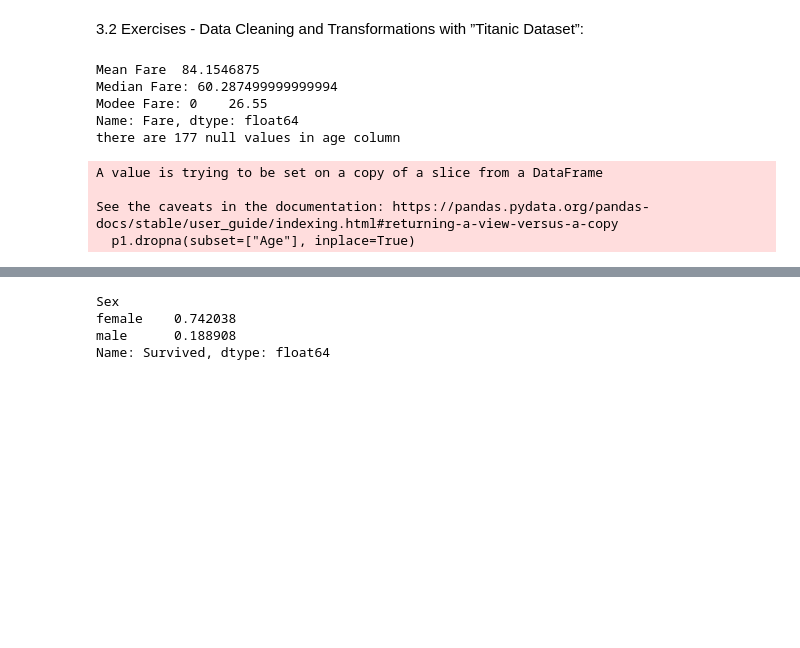
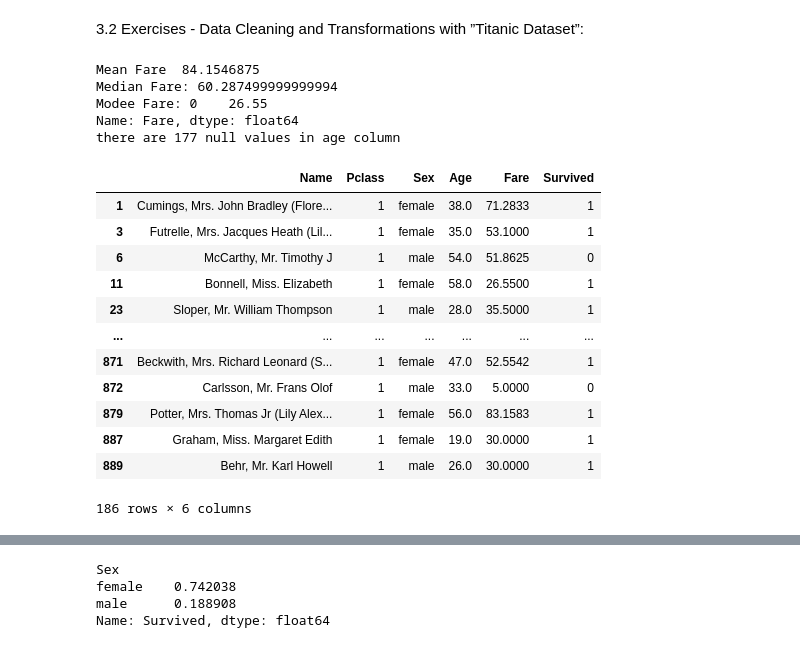
Before and after one commit to budhathoki10/Concept_and_Technology_of_AI, a Jupyter notebook: worksheet2.ipynb, the cells around one changed output, grey strips where cells are left out. Saved outputs shown, nothing was run; the diff lists cells and outputs as text; code cells hidden in the pictures; blank space fills up the shorter version.

```diff
--- a/worksheet2.ipynb
+++ b/worksheet2.ipynb
@@ -103,39 +104,53 @@ total duplicates values is 12112
 # %% [markdown]
 3.2 Exercises - Data Cleaning and Transformations with ”Titanic Dataset”:
 # %%
+#problem 1
 ds= pd.read_csv("/content/drive/MyDrive/Titanic-Dataset.csv")
-datasets= pd.DataFrame(ds)
-selected_columns = datasets[["Name", "Pclass","Sex", "Age", "Fare","Survived"]]
+ds= pd.DataFrame(ds)
+selected_columns = ds[["Name", "Pclass","Sex", "Age", "Fare","Survived"]]
 
 # selected_columns.head()
 p1= selected_columns[selected_columns["Pclass"]==1]
+#it displays the columns having Pclass =1
 pd.DataFrame(p1)
+#prints the mean median and others of Fare columns only
 p1.describe().Fare
-#or we can also do manually
+
+ #or we can also do manually
 mean_fare = p1["Fare"].mean()
 median_fare = p1["Fare"].median()
 mode_fare = p1["Fare"].mode()
 
 
 print("Mean Fare ", mean_fare)
 print("Median Fare:", median_fare)
 print("Modee Fare:", mode_fare)
 
 #Problem - 2:
 Null_ages= selected_columns["Age"].isnull().sum()
 print(f"there are {Null_ages} null values in age column")
-# #dropping
-p1.dropna(subset=["Age"], inplace=True)
+# # # #dropping
+#drops the row of age if it has null values
+p1.dropna(subset=["Age"])
 # %% [output]
 Mean Fare  84.1546875
 Median Fare: 60.287499999999994
 Modee Fare: 0    26.55
 Name: Fare, dtype: float64
 there are 177 null values in age column
+|  | Name | Pclass | Sex | Age | Fare | Survived |
+| 1 | Cumings, Mrs. John Bradley (Flore... | 1 | female | 38.0 | 71.2833 | 1 |
+| 3 | Futrelle, Mrs. Jacques Heath (Lil... | 1 | female | 35.0 | 53.1000 | 1 |
+| 6 | McCarthy, Mr. Timothy J | 1 | male | 54.0 | 51.8625 | 0 |
+| 11 | Bonnell, Miss. Elizabeth | 1 | female | 58.0 | 26.5500 | 1 |
+| 23 | Sloper, Mr. William Thompson | 1 | male | 28.0 | 35.5000 | 1 |
+| ... | ... | ... | ... | ... | ... | ... |
+| 871 | Beckwith, Mrs. Richard Leonard (S... | 1 | female | 47.0 | 52.5542 | 1 |
+| 872 | Carlsson, Mr. Frans Olof | 1 | male | 33.0 | 5.0000 | 0 |
+| 879 | Potter, Mrs. Thomas Jr (Lily Alex... | 1 | female | 56.0 | 83.1583 | 1 |
+| 887 | Graham, Miss. Margaret Edith | 1 | female | 19.0 | 30.0000 | 1 |
+| 889 | Behr, Mr. Karl Howell | 1 | male | 26.0 | 30.0000 | 1 |
-A value is trying to be set on a copy of a slice from a DataFrame
-
-See the caveats in the documentation: https://pandas.pydata.org/pandas-docs/stable/user_guide/indexing.html#returning-a-view-versus-a-copy
-  p1.dropna(subset=["Age"], inplace=True)
+186 rows × 6 columns
 # %%
 #Problem - 3:
 #task1. Use one-hot encoding to convert the ’Embarked’ column into separate binary columns (’Embarked C’,’Embarked Q’, ’Embarked S’).
```
Also changed, not shown: parts of 5 cells of this notebook.
